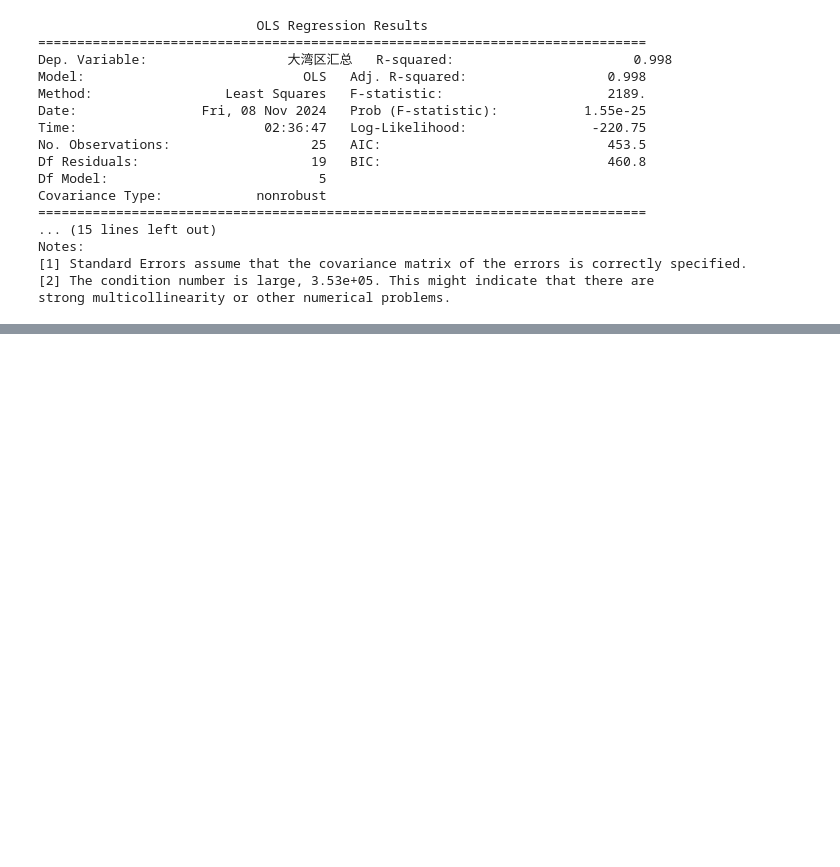
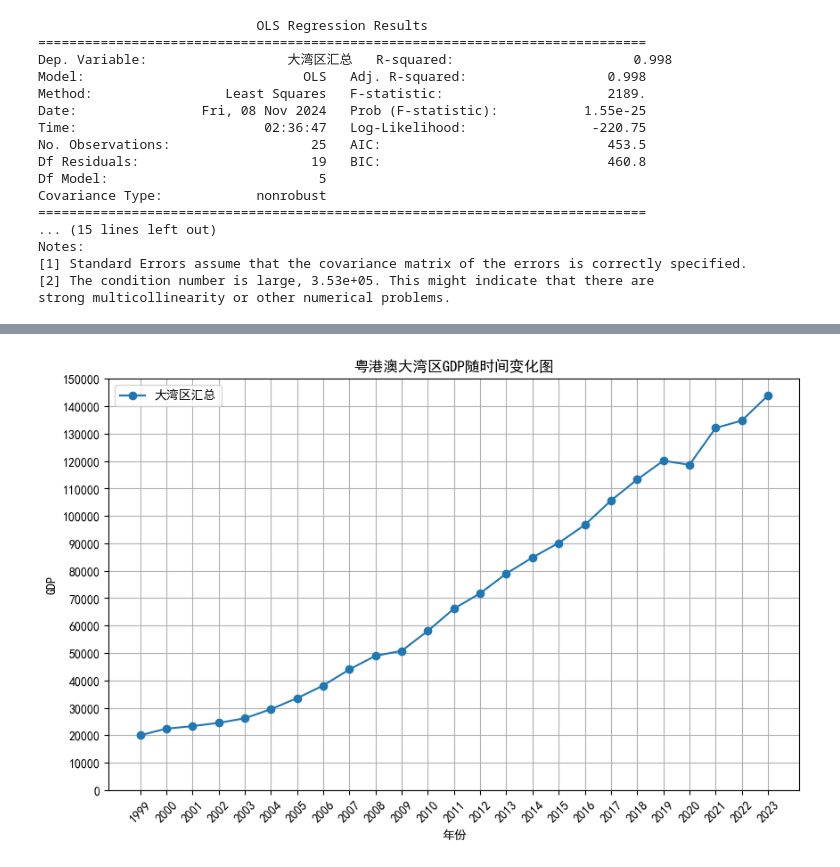
Before and after one commit to OWow666/Dawanqu, a Jupyter notebook: MultiLinear.ipynb, the cells around one changed output, grey strips where cells are left out. Drawn from its saved outputs; the diff is of its cells as text; code cells hidden in the pictures; blank space fills up the shorter version.

```diff
--- a/MultiLinear.ipynb
+++ b/MultiLinear.ipynb
@@ -84,0 +118,17 @@ strong multicollinearity or other numerical problems.
+# %%
+plt.figure(figsize=(10, 6))
+gdp_data.index = range(1999,2024)
+plt.plot(gdp_data.index, gdp_data['大湾区汇总'], marker='o', label='大湾区汇总')
+
+plt.legend()
+
+plt.title('粤港澳大湾区GDP随时间变化图')
+plt.xlabel('年份')
+plt.ylabel('GDP')
+plt.xticks(gdp_data.index, rotation=45)
+plt.yticks(range(0,160000,10000))
+plt.grid(True)
+
+plt.show()
+# %% [output]
+[figure, added]
```
Also changed, not shown: parts of 3 cells of this notebook.
